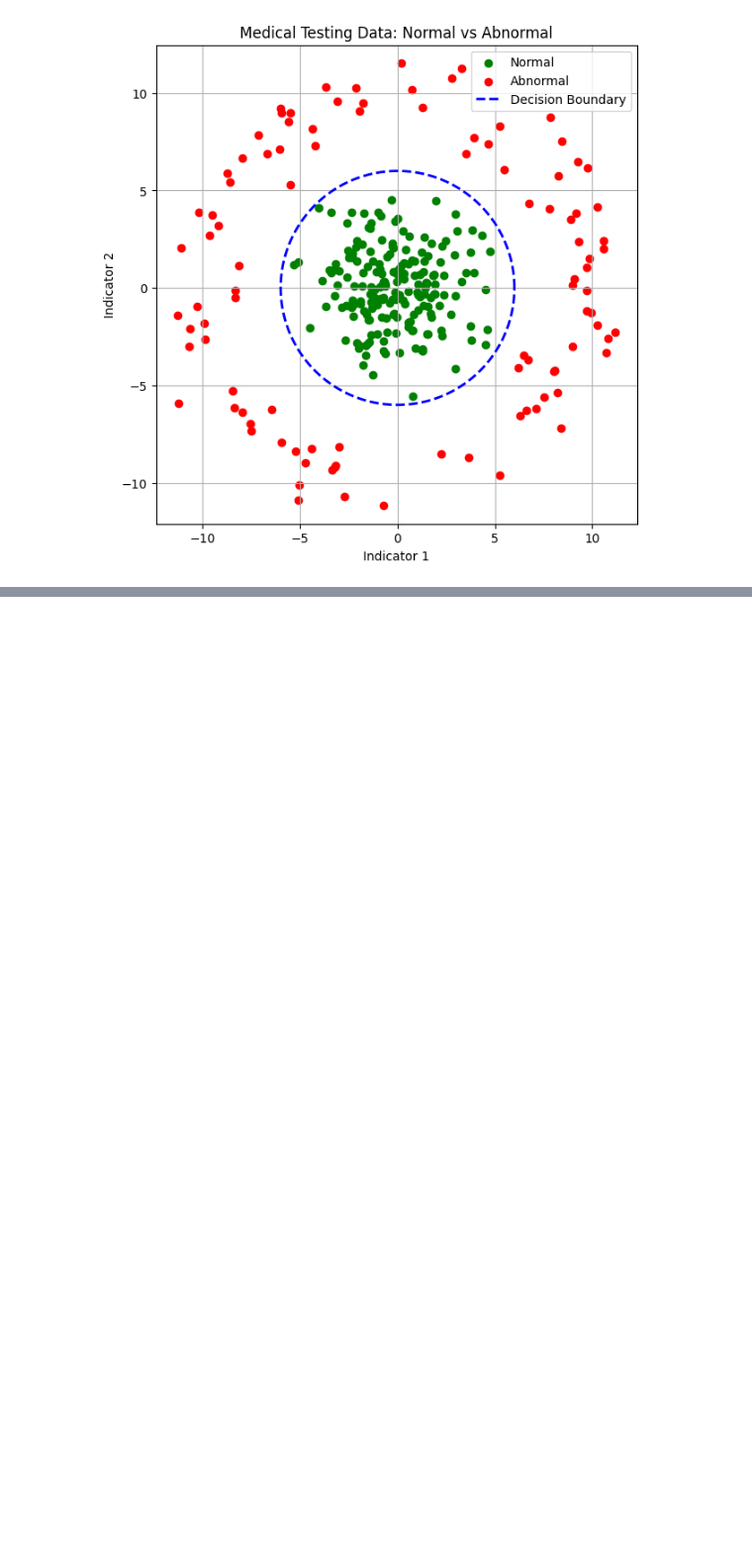
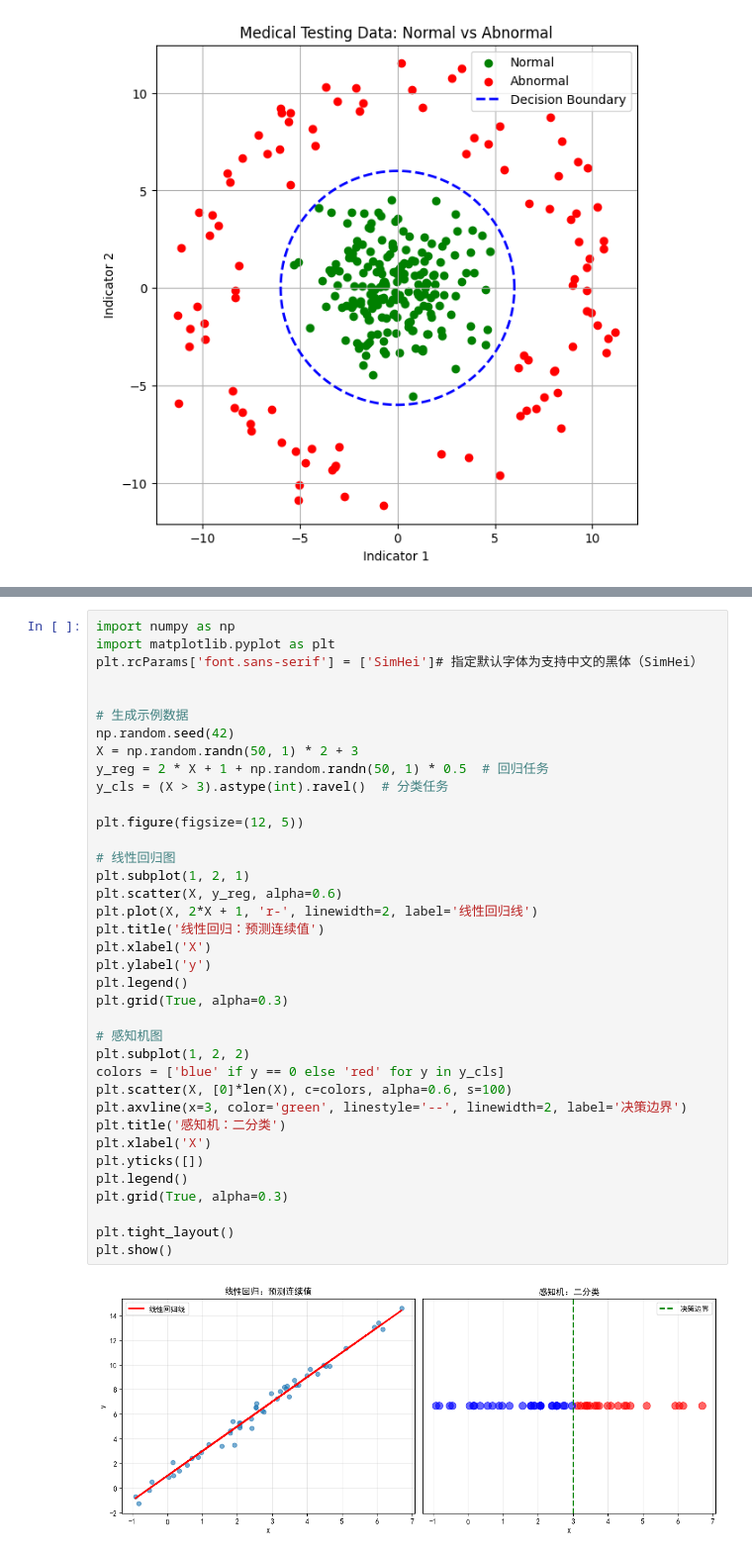
Before and after one commit to yanptang/data_science, a Jupyter notebook: Deep_learning/01.感知机.ipynb, the cells around one changed output, grey strips where cells are left out. Shown at 99% size. Drawn from its saved outputs; the diff is of its cells as text; blank space fills up the shorter version.

```diff
--- a/Deep_learning/01.感知机.ipynb
+++ b/Deep_learning/01.感知机.ipynb
@@ -221,0 +237,39 @@ plt.show()
+# %%
+import numpy as np
+import matplotlib.pyplot as plt
+plt.rcParams['font.sans-serif'] = ['SimHei']# 指定默认字体为支持中文的黑体（SimHei）
+
+
+# 生成示例数据
+np.random.seed(42)
+X = np.random.randn(50, 1) * 2 + 3
+y_reg = 2 * X + 1 + np.random.randn(50, 1) * 0.5  # 回归任务
+y_cls = (X > 3).astype(int).ravel()  # 分类任务
+
+plt.figure(figsize=(12, 5))
+
+# 线性回归图
+plt.subplot(1, 2, 1)
+plt.scatter(X, y_reg, alpha=0.6)
+plt.plot(X, 2*X + 1, 'r-', linewidth=2, label='线性回归线')
+plt.title('线性回归：预测连续值')
+plt.xlabel('X')
+plt.ylabel('y')
+plt.legend()
+plt.grid(True, alpha=0.3)
+
+# 感知机图
+plt.subplot(1, 2, 2)
+colors = ['blue' if y == 0 else 'red' for y in y_cls]
+plt.scatter(X, [0]*len(X), c=colors, alpha=0.6, s=100)
+plt.axvline(x=3, color='green', linestyle='--', linewidth=2, label='决策边界')
+plt.title('感知机：二分类')
+plt.xlabel('X')
+plt.yticks([])
+plt.legend()
+plt.grid(True, alpha=0.3)
+
+plt.tight_layout()
+plt.show()
+# %% [output]
+[figure, added]
```
Also changed, not shown: parts of 7 cells of this notebook, 2 other files.
